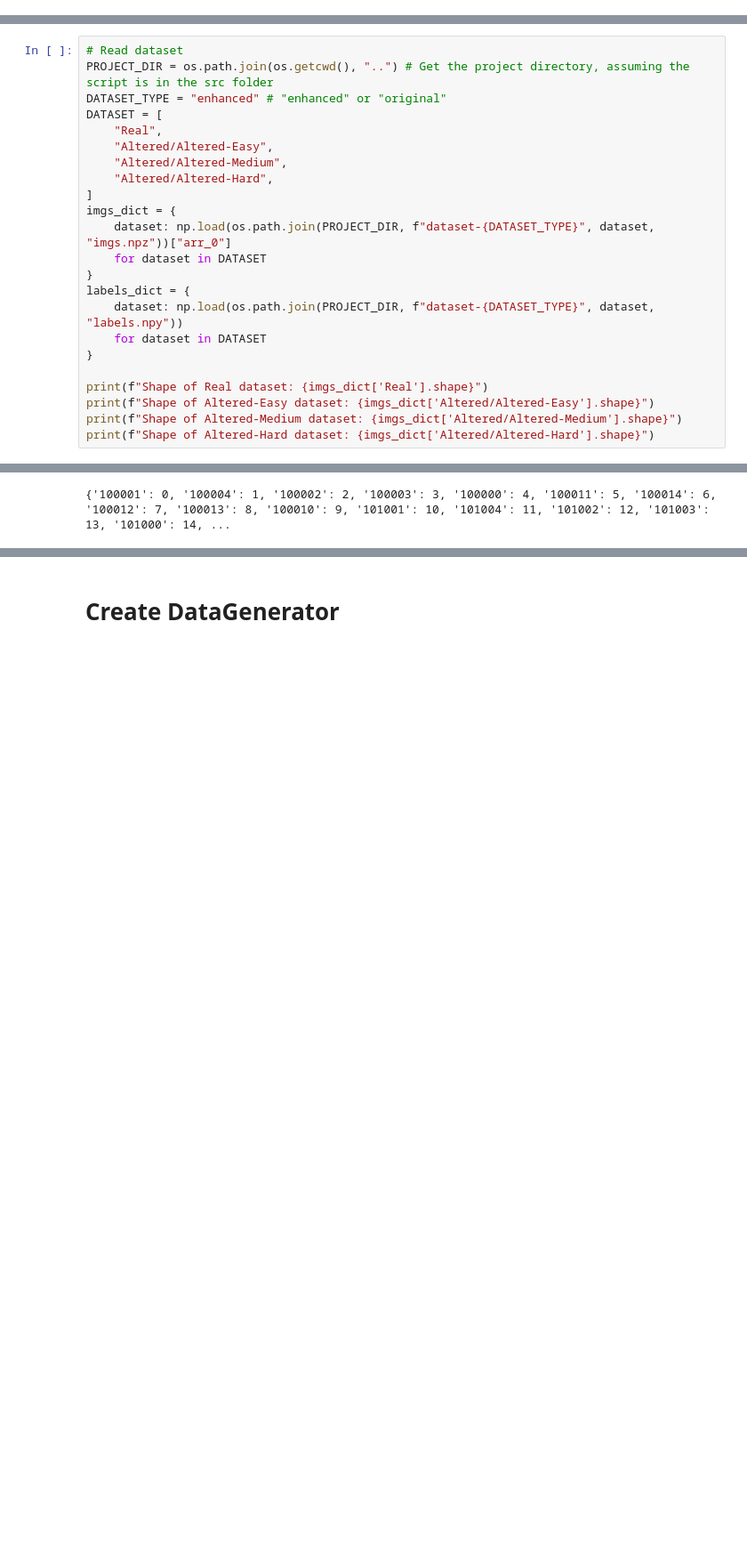
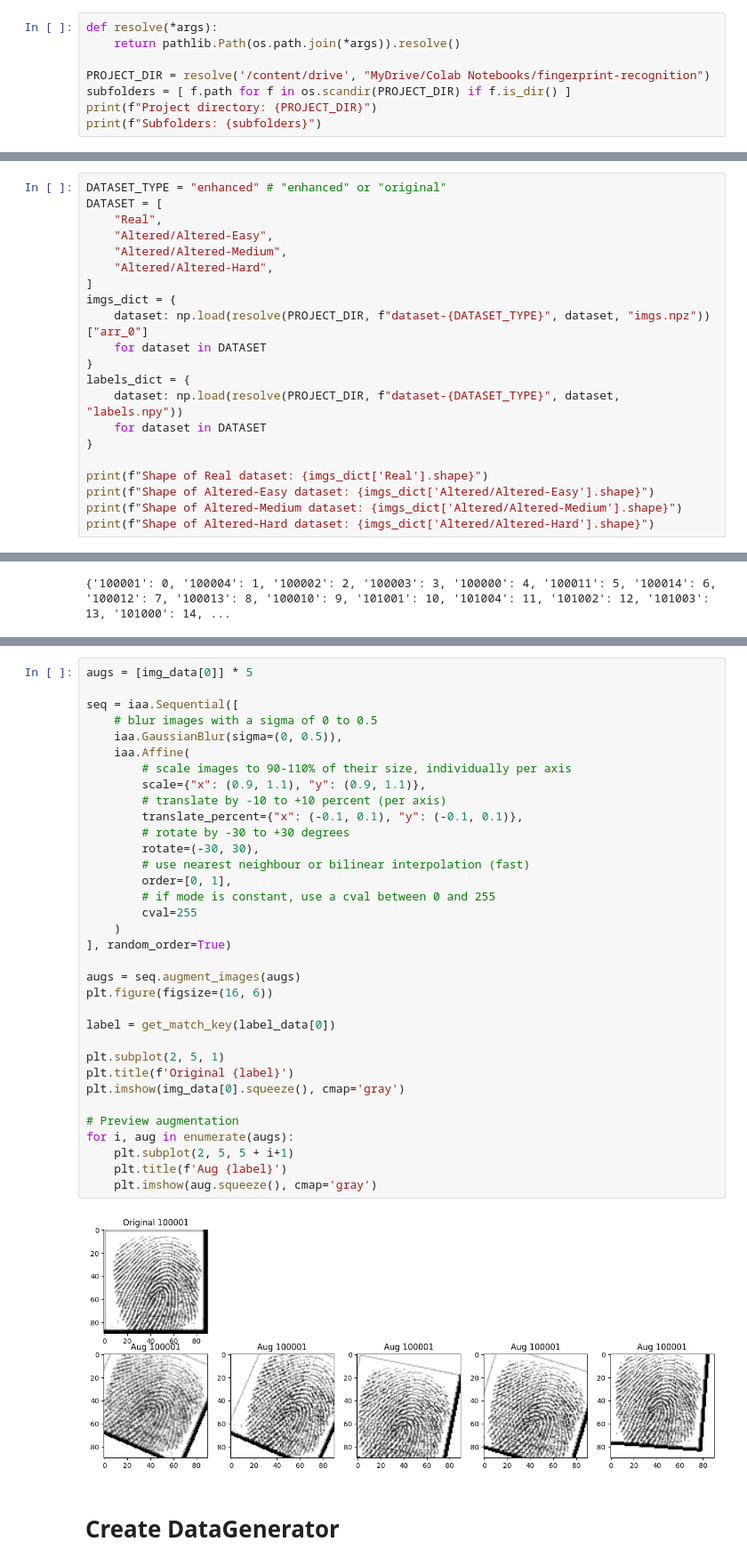
Before and after one commit to khoakomlem/fingerprint-recognition, a Jupyter notebook: src/train.ipynb, the cells around one changed output, grey strips where cells are left out. Shown at 89% size. Saved outputs shown, nothing was run; the diff lists cells and outputs as text; blank space fills up the shorter version.

```diff
--- a/src/train.ipynb
+++ b/src/train.ipynb
@@ -52,0 +54,8 @@ D:\workspace\python\fingerprint-recognition
+# %%
+def resolve(*args):
+    return pathlib.Path(os.path.join(*args)).resolve()
+
+PROJECT_DIR = resolve('/content/drive', "MyDrive/Colab Notebooks/fingerprint-recognition")
+subfolders = [ f.path for f in os.scandir(PROJECT_DIR) if f.is_dir() ]
+print(f"Project directory: {PROJECT_DIR}")
+print(f"Subfolders: {subfolders}")
@@ -53,8 +65,6 @@ D:\workspace\python\fingerprint-recognition
 # %% [markdown]
 # Load Dataset
 # %%
-# Read dataset
-PROJECT_DIR = os.path.join(os.getcwd(), "..") # Get the project directory, assuming the script is in the src folder
 DATASET_TYPE = "enhanced" # "enhanced" or "original"
 DATASET = [
     "Real",
@@ -63,11 +73,11 @@ DATASET = [
     "Altered/Altered-Hard",
 ]
 imgs_dict = {
-    dataset: np.load(os.path.join(PROJECT_DIR, f"dataset-{DATASET_TYPE}", dataset, "imgs.npz"))["arr_0"]
+    dataset: np.load(resolve(PROJECT_DIR, f"dataset-{DATASET_TYPE}", dataset, "imgs.npz"))["arr_0"]
     for dataset in DATASET
 }
 labels_dict = {
-    dataset: np.load(os.path.join(PROJECT_DIR, f"dataset-{DATASET_TYPE}", dataset, "labels.npy"))
+    dataset: np.load(resolve(PROJECT_DIR, f"dataset-{DATASET_TYPE}", dataset, "labels.npy"))
     for dataset in DATASET
 }
 
@@ -155,2 +129,38 @@ print(label_real_dict)
+# %%
+augs = [img_data[0]] * 5
+
+seq = iaa.Sequential([
+    # blur images with a sigma of 0 to 0.5
+    iaa.GaussianBlur(sigma=(0, 0.5)),
+    iaa.Affine(
+        # scale images to 90-110% of their size, individually per axis
+        scale={"x": (0.9, 1.1), "y": (0.9, 1.1)},
+        # translate by -10 to +10 percent (per axis)
+        translate_percent={"x": (-0.1, 0.1), "y": (-0.1, 0.1)},
+        # rotate by -30 to +30 degrees
+        rotate=(-30, 30),
+        # use nearest neighbour or bilinear interpolation (fast)
+        order=[0, 1],
+        # if mode is constant, use a cval between 0 and 255
+        cval=255
+    )
+], random_order=True)
+
+augs = seq.augment_images(augs)
+plt.figure(figsize=(16, 6))
+
+label = get_match_key(label_data[0])
+
+plt.subplot(2, 5, 1)
+plt.title(f'Original {label}')
+plt.imshow(img_data[0].squeeze(), cmap='gray')
+
+# Preview augmentation
+for i, aug in enumerate(augs):
+    plt.subplot(2, 5, 5 + i+1)
+    plt.title(f'Aug {label}')
+    plt.imshow(aug.squeeze(), cmap='gray')
+# %% [output]
+[figure, added]
 # %% [markdown]
 # Create DataGenerator
```
Also changed, not shown: parts of 18 cells of this notebook.
